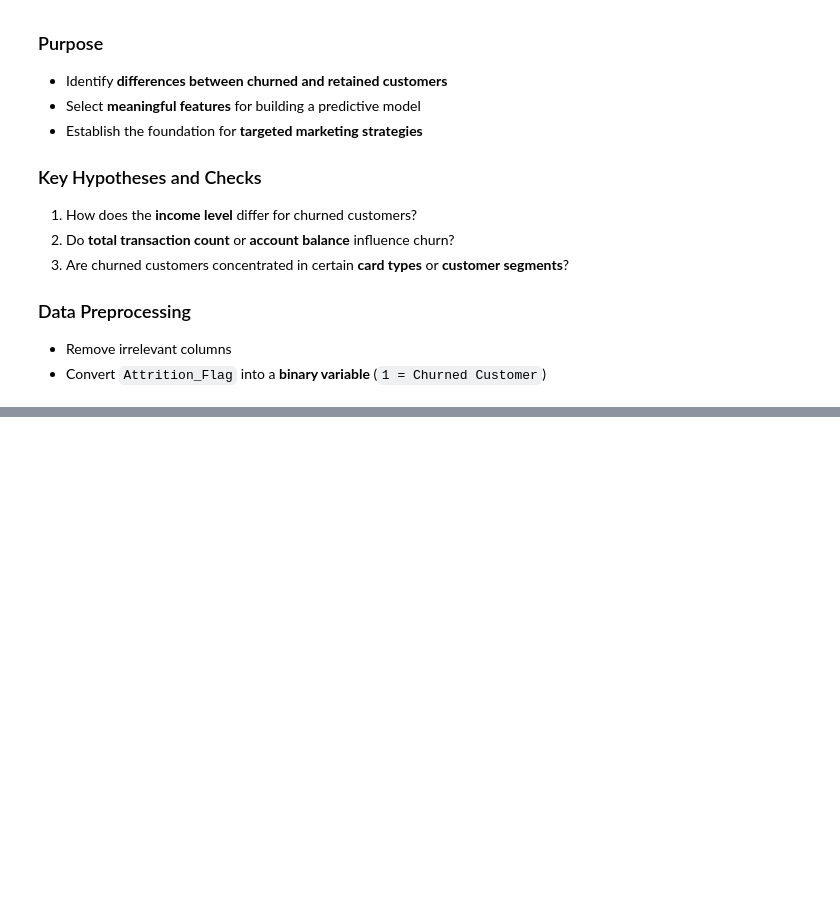
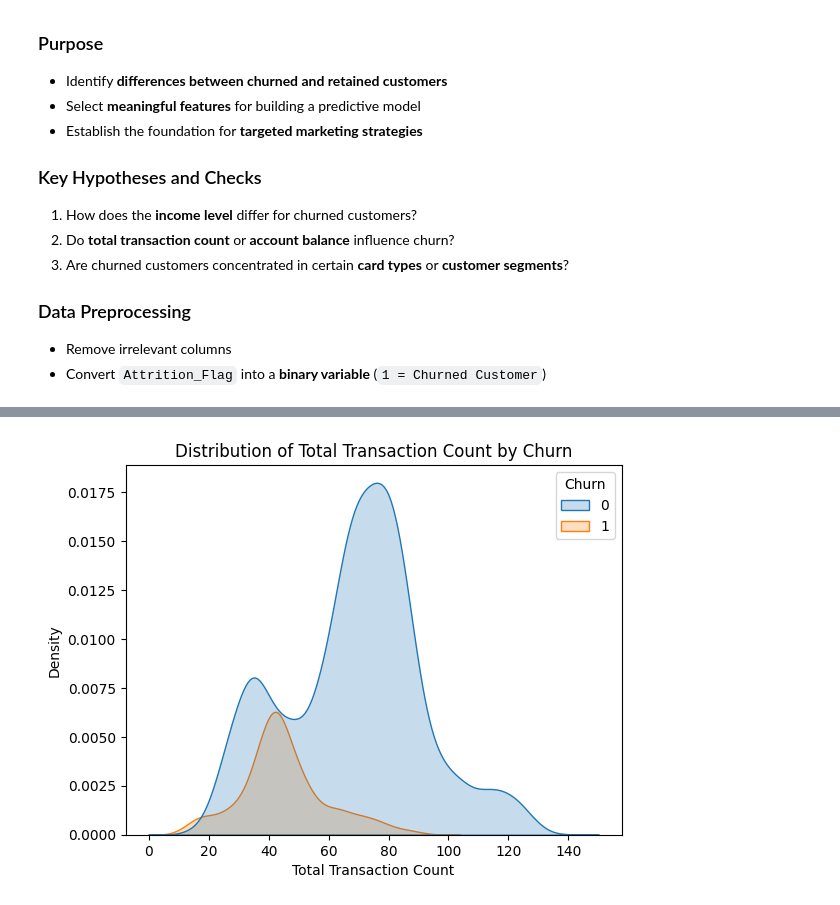
Before and after one commit to ld5ehom/recommend-ecommerce, a Jupyter notebook: notebook/ecommerce_churn_analysis.ipynb, the cells around one changed output, grey strips where cells are left out. Cells and saved outputs as stored; diff of their text form; code cells hidden in the pictures; blank space fills up the shorter version.

```diff
--- a/notebook/ecommerce_churn_analysis.ipynb
+++ b/notebook/ecommerce_churn_analysis.ipynb
@@ -136,0 +158,14 @@ plt.show()
+# %%
+import pandas as pd
+
+# Check all column names
+df.columns.tolist()
+
+# Drop unnecessary column (CLIENTNUM is just an ID)
+df = df.drop(columns=["CLIENTNUM"], errors="ignore")
+
+# Create binary churn variable
+df["Churn"] = df["Attrition_Flag"].apply(lambda x: 1 if x == "Attrited Customer" else 0)
+
+# Check churn ratio
+df["Churn"].value_counts(normalize=True).map("{:.2%}".format)
@@ -136,0 +198,12 @@ plt.show()
+# %%
+import seaborn as sns
+import matplotlib.pyplot as plt
+
+# Distribution of Total_Trans_Ct by churn status
+sns.kdeplot(data=df, x="Total_Trans_Ct", hue="Churn", fill=True)
+plt.title("Distribution of Total Transaction Count by Churn")
+plt.xlabel("Total Transaction Count")
+plt.ylabel("Density")
+plt.show()
+# %% [output]
+[figure, added]
```
Also changed, not shown: parts of 16 cells of this notebook, 4 other files.
